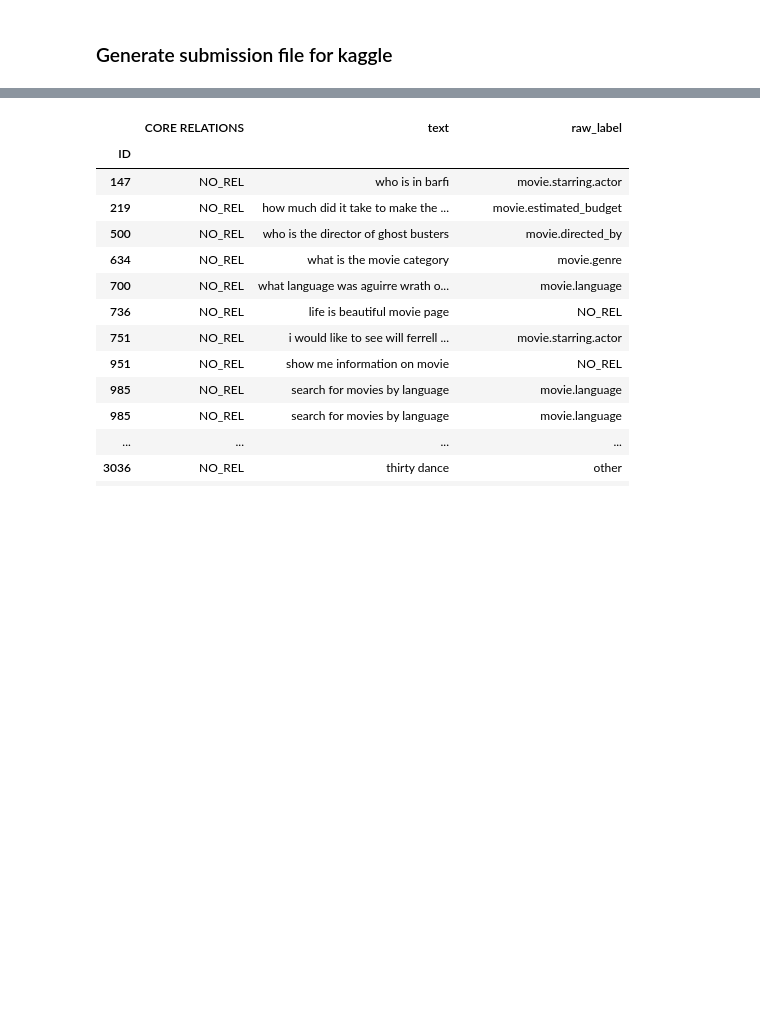
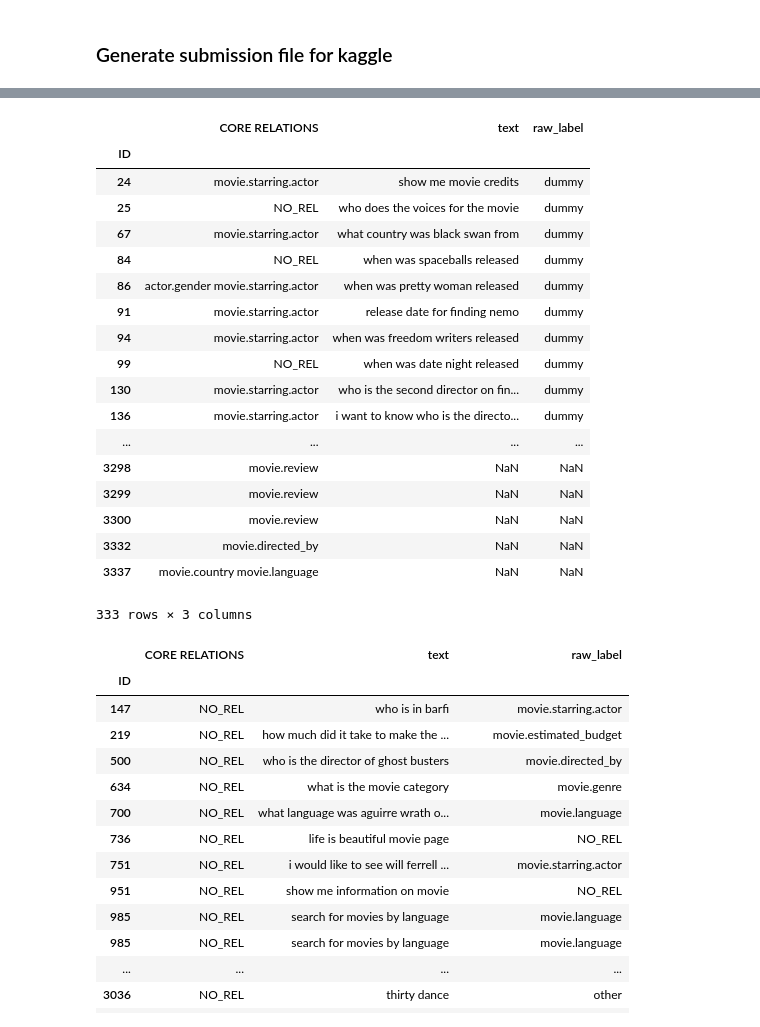
Before and after one commit to MollyZhang/CSE244_ML_for_NLP_HW1, a Jupyter notebook: hw1/run.ipynb, the cells around one changed output, grey strips where cells are left out. Cells and saved outputs as stored; diff of their text form; code cells hidden in the pictures; blank space fills up the shorter version.

```diff
--- a/hw1/run.ipynb
+++ b/hw1/run.ipynb
@@ -163,5 +197,3 @@ df_val = pd.read_csv("./data/val.csv", index_col="ID")[["text", "raw_label"]]
 # %%
 today = datetime.datetime.now().strftime("%b%d")
 label_df.to_csv("./data/submissions/{}GRU.csv".format(today))
-# %%
-x = label_df.join(df_val)
@@ -168,3 +222,25 @@ x = label_df.join(df_val)
+# %%
+x
+# %% [output]
+|  | CORE RELATIONS | text | raw_label |
+| ID |  |  |  |
+| 24 | movie.starring.actor | show me movie credits | dummy |
+| 25 | NO_REL | who does the voices for the movie | dummy |
+| 67 | movie.starring.actor | what country was black swan from | dummy |
+| 84 | NO_REL | when was spaceballs released | dummy |
+| 86 | actor.gender movie.starring.actor | when was pretty woman released | dummy |
+| 91 | movie.starring.actor | release date for finding nemo | dummy |
+| 94 | movie.starring.actor | when was freedom writers released | dummy |
+| 99 | NO_REL | when was date night released | dummy |
+| 130 | movie.starring.actor | who is the second director on fin... | dummy |
+| 136 | movie.starring.actor | i want to know who is the directo... | dummy |
+| ... | ... | ... | ... |
+| 3298 | movie.review | NaN | NaN |
+| 3299 | movie.review | NaN | NaN |
+| 3300 | movie.review | NaN | NaN |
+| 3332 | movie.directed_by | NaN | NaN |
+| 3337 | movie.country movie.language | NaN | NaN |
+333 rows × 3 columns
 # %%
 other = lambda x: "other"  in x
 norel = lambda x: "NO_REL"  in x
```
Also changed, not shown: parts of 21 cells of this notebook, 2 other files.
